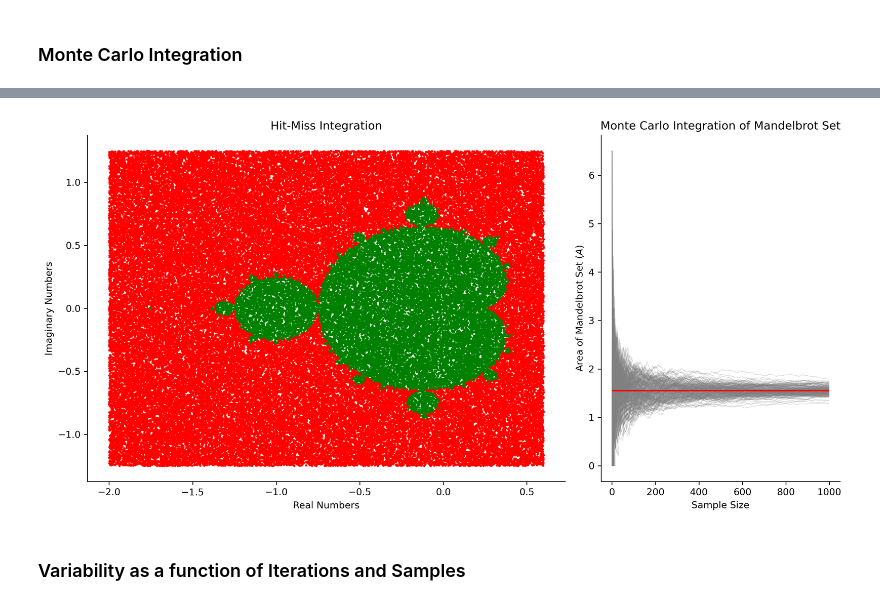
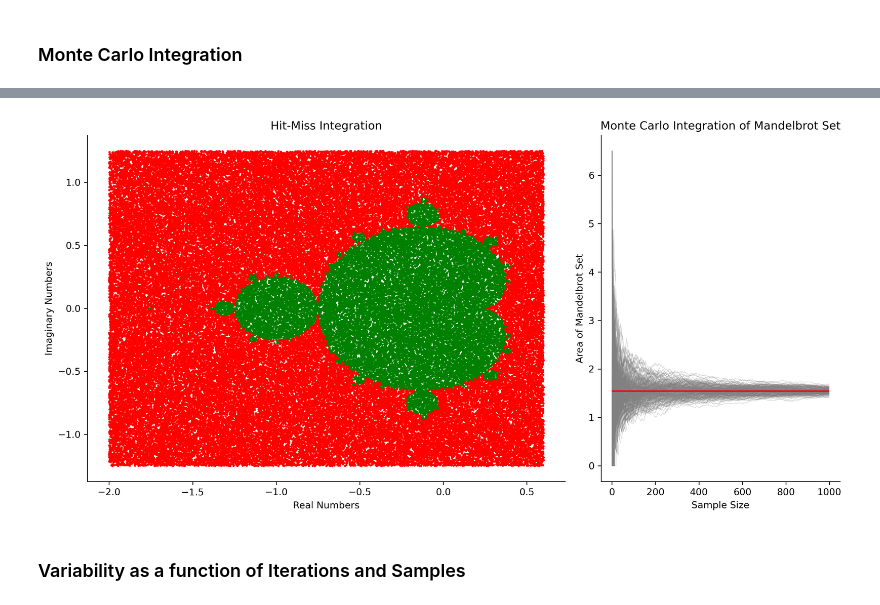
Before and after one commit to NaniHazbolatow/5284STSI6Y, a Jupyter notebook: Assignment 1/Assignment1.ipynb, the cells around one changed output, grey strips where cells are left out. Cells and saved outputs as stored; diff of their text form; code cells hidden in the pictures.

Commit message:
Added latin hypercube sampling and made separate function for the sampling methods

```diff
--- a/Assignment 1/Assignment1.ipynb
+++ b/Assignment 1/Assignment1.ipynb
@@ -55,4 +56,23 @@ plt.show()
 [figure]
 # %% [markdown]
 ### Monte Carlo Integration
+# %%
+def random_sampling(num_samples, re_min, re_max, im_min, im_max):
+	c_re = np.random.uniform(re_min, re_max, num_samples)
+	c_im = np.random.uniform(im_min, im_max, num_samples)
+	c_random = c_re + 1j * c_im
+	return c_random, c_re, c_im
+
+def LHC_sampling(num_samples, re_min, re_max, im_min, im_max):
+	lhc = qmc.LatinHypercube(d=2)
+	samples = lhc.random(n=num_samples)
+	scaled_samples = qmc.scale(samples, [re_min, im_min], [re_max, im_max])
+	c_re = scaled_samples[:, 0]
+	c_im = scaled_samples[:, 1]
+	c_array = c_re + 1j * c_im
+	return c_array, c_re, c_im
+
+def orthogonal_sampling():
+
+	return
 # %%
@@ -89,5 +114,5 @@ def monte_carlo(num_iterations, num_samples, max_length_set, re_min, re_max, im_
 # %%
-area_mc_sampling = monte_carlo(1, 100000, 100, re_min=-2, re_max=0.6, im_min=-1.25, im_max=1.25)
+area_mc_sampling = monte_carlo(1, 100000, 100, re_min=-2, re_max=0.6, im_min=-1.25, im_max=1.25, sampling_method='LHS')
 _, samples = area_mc_sampling
 # %%
 # Take a single sample from Monte Carlo
@@ -97,7 +122,7 @@ x1, y1 = zip(*[ [x, y] for x, y in sample[sample[:, 2] == 0, :2] ]) #suggestion
 # %%
 num_samples = 1000
 num_iter = 200
-area_mc,_ = monte_carlo(num_iter, num_samples, 100, re_min=-2, re_max=0.6, im_min=-1.25, im_max=1.25)
+area_mc,_ = monte_carlo(num_iter, num_samples, 100, re_min=-2, re_max=0.6, im_min=-1.25, im_max=1.25, sampling_method='LHS')
 duration = range(num_samples)  # duration to sample_size_mc, but also why a seperate variable
 # %%
 print(f'Area at {num_samples} samples = {np.mean(area_mc[:,num_samples-1])}')
@@ -112,38 +137,39 @@ gs = GridSpec(1, 2, width_ratios=[2, 1], figure=fig)  # Set width ratio to make
 ax1 = fig.add_subplot(gs[0])
 
 
 ax1.scatter(x = x0, y= y0, color = 'green', s=2)
 ax1.scatter(x = x1, y= y1, color = 'red', s=2)
 
 ax1.set_title('Hit-Miss Integration', fontsize=12) #idk of hit-miss de passende naam is? dat nog uitzoeken of zeg mc area simulation mandelbrot
 ax1.set_xlabel('Real Numbers')  # real axis
 ax1.set_ylabel('Imaginary Numbers') # imaginary axis
 
 ax2 = fig.add_subplot(gs[1])
 for i in range(num_iter):
-    ax2.plot(duration, area_mc[i], alpha=0.3, color = 'grey', lw =0.5)
+	ax2.plot(duration, area_mc[i], alpha=0.3, color = 'grey', lw =0.5)
 #ax2.clabel(contours, inline=True, fontsize=8)
 ax2.hlines(np.mean(area_mc[:,num_samples-1]), xmin=0, xmax=num_samples-1, color = 'red') #mby de echte opzoeken op het internet)
 
-ax2.set_ylabel("Area of Mandelbrot Set ($A$)")  #? why $A$? It is not a unit so i think it should go away
+ax2.set_ylabel("Area of Mandelbrot Set")
 ax2.set_xlabel("Sample Size")
 ax2.set_title("Monte Carlo Integration of Mandelbrot Set")
 
 
 # Remove unnecessary spines from both subplots
 #? what is a spine?
+#ans: Spines are the black lines at the top and right of the plot. It has nothing to do with the simulations. Its visually different ~ Job
 for ax in [ax1, ax2]:
-    ax.spines['top'].set_visible(False)
-    ax.spines['right'].set_visible(False)
+	ax.spines['top'].set_visible(False)
+	ax.spines['right'].set_visible(False)
 
 # Adjust layout for better spacing
 plt.tight_layout()
 
 # Save the figure with high resolution (300 DPI)
 plt.savefig('combined_plot_with_labels.png', dpi=300)
 plt.show()
 # %% [output]
-[figure, old version]
+[figure, new version]
 # %% [markdown]
 ### Variability as a function of Iterations and Samples
 # %%
```
Also changed, not shown: parts of 6 cells of this notebook, 1 other file.
